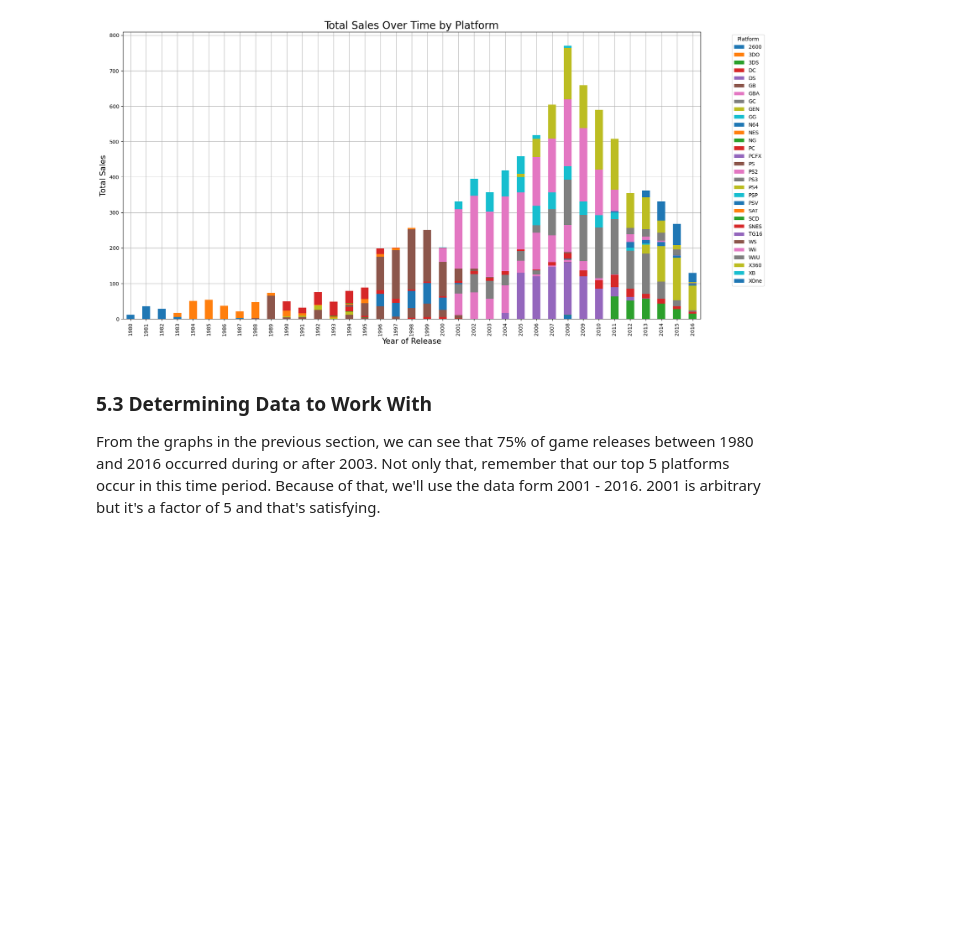
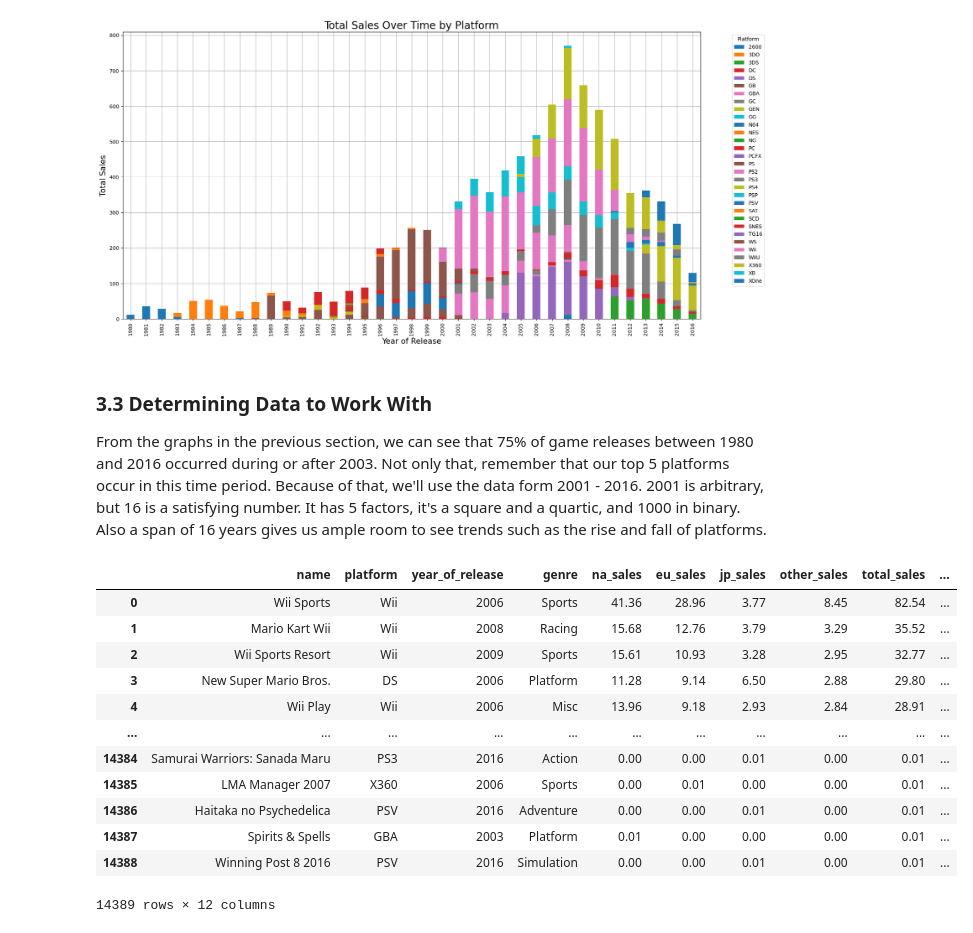
Before and after one commit to Vyncent-vdW/sprint_5_game_platforms, a Jupyter notebook: games_df.ipynb, the cells around one changed output. Drawn from its saved outputs; the diff is of its cells as text; code cells hidden in the pictures; blank space fills up the shorter version.

```diff
--- a/games_df.ipynb
+++ b/games_df.ipynb
@@ -696,5 +698,5 @@ plt.show()
 # %% [output]
 [figure]
 # %% [markdown]
-### 5.3 Determining Data to Work With
-From the graphs in the previous section, we can see that 75% of game releases between 1980 and 2016 occurred during or after 2003. Not only that, remember that our top 5 platforms occur in this time period. Because of that, we'll use the data form 2001 - 2016. 2001 is arbitrary but it's a factor of 5 and that's satisfying.
+### 3.3 Determining Data to Work With
+From the graphs in the previous section, we can see that 75% of game releases between 1980 and 2016 occurred during or after 2003. Not only that, remember that our top 5 platforms occur in this time period. Because of that, we'll use the data form 2001 - 2016. 2001 is arbitrary, but 16 is a satisfying number. It has 5 factors, it's a square and a quartic, and 1000 in binary. Also a span of 16 years gives us ample room to see trends such as the rise and fall of platforms.
@@ -700,0 +712,16 @@ From the graphs in the previous section, we can see that 75% of game releases be
+# %%
+last_sixteen_years
+# %% [output]
+|  | name | platform | year_of_release | genre | na_sales | eu_sales | jp_sales | other_sales | total_sales | ... |
+| 0 | Wii Sports | Wii | 2006 | Sports | 41.36 | 28.96 | 3.77 | 8.45 | 82.54 | ... |
+| 1 | Mario Kart Wii | Wii | 2008 | Racing | 15.68 | 12.76 | 3.79 | 3.29 | 35.52 | ... |
+| 2 | Wii Sports Resort | Wii | 2009 | Sports | 15.61 | 10.93 | 3.28 | 2.95 | 32.77 | ... |
+| 3 | New Super Mario Bros. | DS | 2006 | Platform | 11.28 | 9.14 | 6.50 | 2.88 | 29.80 | ... |
+| 4 | Wii Play | Wii | 2006 | Misc | 13.96 | 9.18 | 2.93 | 2.84 | 28.91 | ... |
+| ... | ... | ... | ... | ... | ... | ... | ... | ... | ... | ... |
+| 14384 | Samurai Warriors: Sanada Maru | PS3 | 2016 | Action | 0.00 | 0.00 | 0.01 | 0.00 | 0.01 | ... |
+| 14385 | LMA Manager 2007 | X360 | 2006 | Sports | 0.00 | 0.01 | 0.00 | 0.00 | 0.01 | ... |
+| 14386 | Haitaka no Psychedelica | PSV | 2016 | Adventure | 0.00 | 0.00 | 0.01 | 0.00 | 0.01 | ... |
+| 14387 | Spirits & Spells | GBA | 2003 | Platform | 0.01 | 0.00 | 0.00 | 0.00 | 0.01 | ... |
+| 14388 | Winning Post 8 2016 | PSV | 2016 | Simulation | 0.00 | 0.00 | 0.01 | 0.00 | 0.01 | ... |
+14389 rows × 12 columns
```
Also changed, not shown: parts of 8 cells of this notebook.
